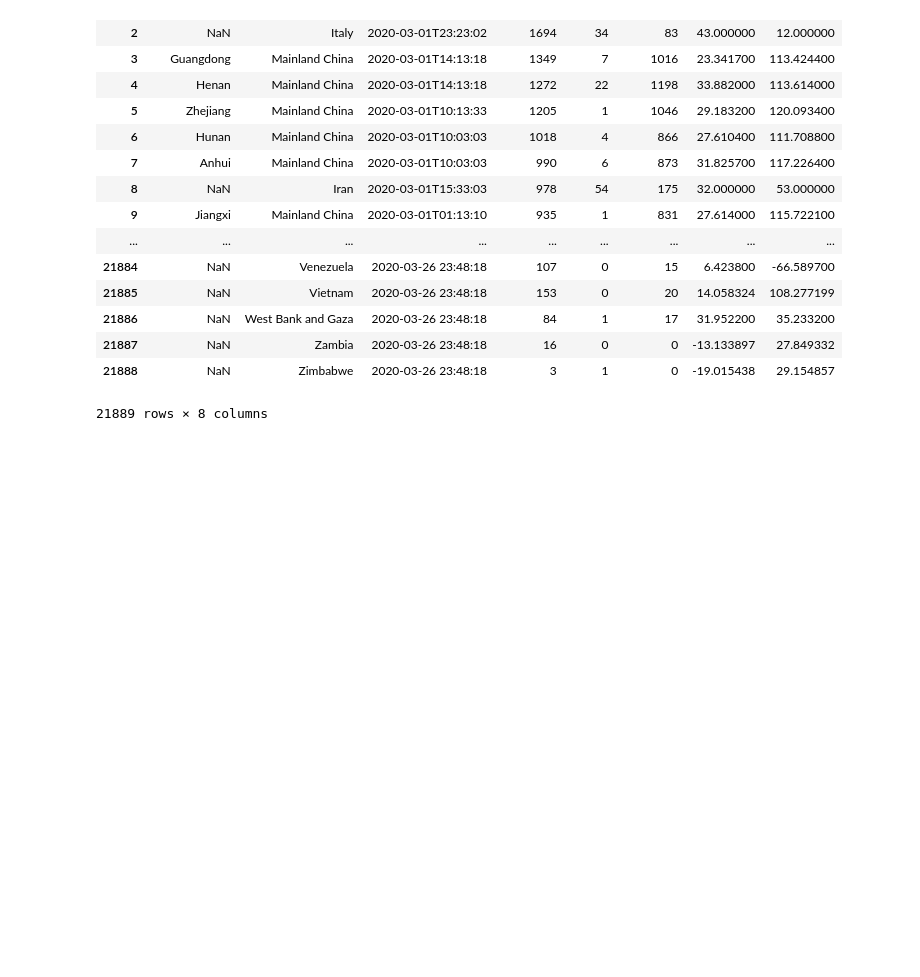
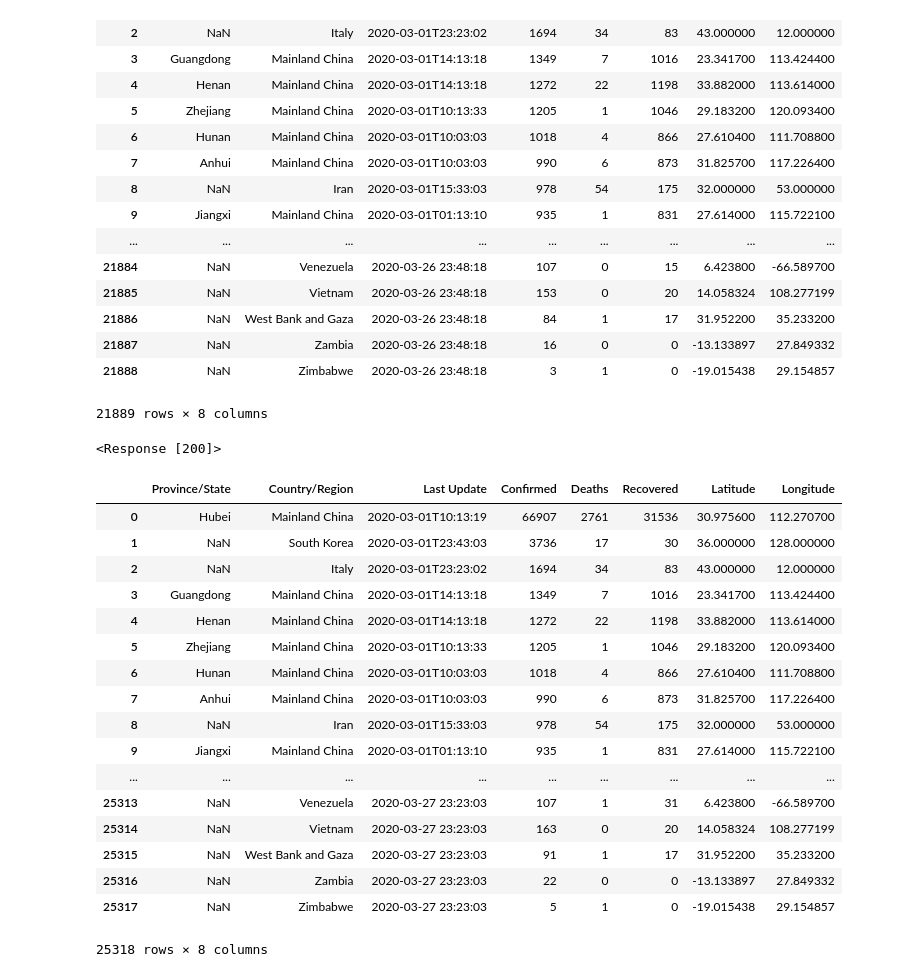
Before and after one commit to miholjcicmarko/COMP5360Project, a Jupyter notebook: Importing Data 4.ipynb, the cells around one changed output. Saved outputs shown, nothing was run; the diff lists cells and outputs as text; code cells hidden in the pictures; blank space fills up the shorter version.

```diff
--- a/Importing Data 4.ipynb
+++ b/Importing Data 4.ipynb
@@ -2694,4 +2721,36 @@ df
 | 21887 | NaN | Zambia | 2020-03-26 23:48:18 | 16 | 0 | 0 | -13.133897 | 27.849332 |
 | 21888 | NaN | Zimbabwe | 2020-03-26 23:48:18 | 3 | 1 | 0 | -19.015438 | 29.154857 |
 21889 rows × 8 columns
+# %%
+url = 'https://raw.githubusercontent.com/CSSEGISandData/COVID-19/master/csse_covid_19_data/csse_covid_19_daily_reports/03-27-2020.csv'
+response = requests.get(url)
+response
+# %% [output]
+<Response [200]>
+# %%
+df1 = pd.read_csv(url)
+df1 = df1.rename(columns={"Province_State": "Province/State", "Country_Region": "Country/Region", "Last_Update": "Last Update", "Lat":"Latitude", "Long_":"Longitude"})
+df1
+df1 = df1[["Province/State", "Country/Region", "Last Update", "Confirmed", "Deaths", "Recovered", "Latitude", "Longitude"]]
+df = df.append(df1, ignore_index = True)
+df
+# %% [output]
+|  | Province/State | Country/Region | Last Update | Confirmed | Deaths | Recovered | Latitude | Longitude |
+| 0 | Hubei | Mainland China | 2020-03-01T10:13:19 | 66907 | 2761 | 31536 | 30.975600 | 112.270700 |
+| 1 | NaN | South Korea | 2020-03-01T23:43:03 | 3736 | 17 | 30 | 36.000000 | 128.000000 |
+| 2 | NaN | Italy | 2020-03-01T23:23:02 | 1694 | 34 | 83 | 43.000000 | 12.000000 |
+| 3 | Guangdong | Mainland China | 2020-03-01T14:13:18 | 1349 | 7 | 1016 | 23.341700 | 113.424400 |
+| 4 | Henan | Mainland China | 2020-03-01T14:13:18 | 1272 | 22 | 1198 | 33.882000 | 113.614000 |
+| 5 | Zhejiang | Mainland China | 2020-03-01T10:13:33 | 1205 | 1 | 1046 | 29.183200 | 120.093400 |
+| 6 | Hunan | Mainland China | 2020-03-01T10:03:03 | 1018 | 4 | 866 | 27.610400 | 111.708800 |
+| 7 | Anhui | Mainland China | 2020-03-01T10:03:03 | 990 | 6 | 873 | 31.825700 | 117.226400 |
+| 8 | NaN | Iran | 2020-03-01T15:33:03 | 978 | 54 | 175 | 32.000000 | 53.000000 |
+| 9 | Jiangxi | Mainland China | 2020-03-01T01:13:10 | 935 | 1 | 831 | 27.614000 | 115.722100 |
+| ... | ... | ... | ... | ... | ... | ... | ... | ... |
+| 25313 | NaN | Venezuela | 2020-03-27 23:23:03 | 107 | 1 | 31 | 6.423800 | -66.589700 |
+| 25314 | NaN | Vietnam | 2020-03-27 23:23:03 | 163 | 0 | 20 | 14.058324 | 108.277199 |
+| 25315 | NaN | West Bank and Gaza | 2020-03-27 23:23:03 | 91 | 1 | 17 | 31.952200 | 35.233200 |
+| 25316 | NaN | Zambia | 2020-03-27 23:23:03 | 22 | 0 | 0 | -13.133897 | 27.849332 |
+| 25317 | NaN | Zimbabwe | 2020-03-27 23:23:03 | 5 | 1 | 0 | -19.015438 | 29.154857 |
+25318 rows × 8 columns
 # %%
```
Also changed, not shown: parts of 12 cells of this notebook, 4 other files.
